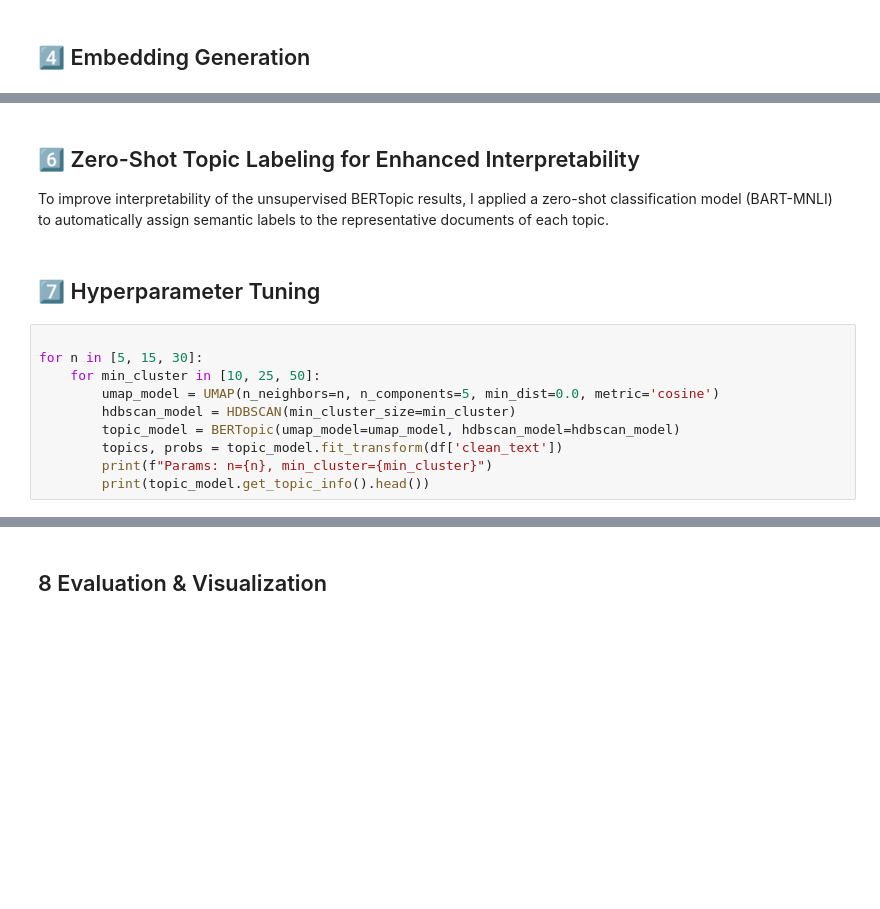
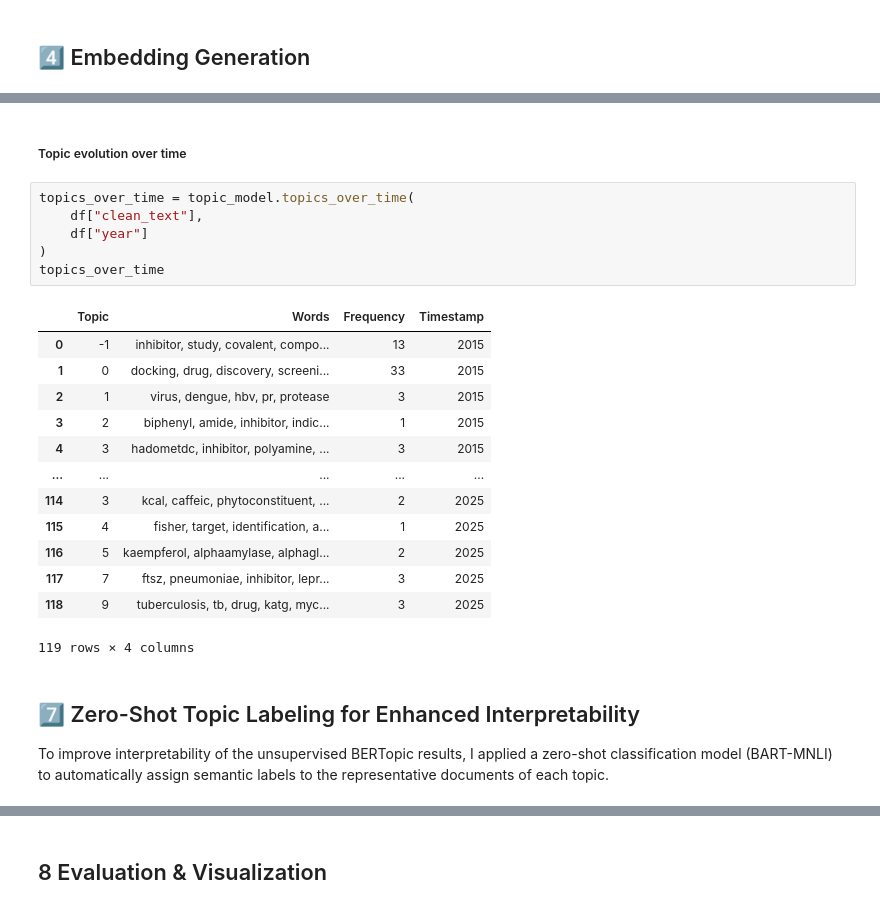
Before and after one commit to Paula-gwn/-Discovering-Emerging-Topics-in-Drug-Discovery-Research-using-BERTopic, a Jupyter notebook: Drug_Discover_TM.ipynb, the cells around one changed output, grey strips where cells are left out. Saved outputs shown, nothing was run; the diff lists cells and outputs as text; blank space fills up the shorter version.

```diff
--- a/Drug_Discover_TM.ipynb
+++ b/Drug_Discover_TM.ipynb
@@ -137,15 +209,25 @@ topic_model.get_topic_info().head(20)
+# %% [markdown]
+##### Topic evolution over time
+# %%
+topics_over_time = topic_model.topics_over_time(
+    df["clean_text"],
+    df["year"]
+)
+topics_over_time
+# %% [output]
+|  | Topic | Words | Frequency | Timestamp |
+| 0 | -1 | inhibitor, study, covalent, compo... | 13 | 2015 |
+| 1 | 0 | docking, drug, discovery, screeni... | 33 | 2015 |
+| 2 | 1 | virus, dengue, hbv, pr, protease | 3 | 2015 |
+| 3 | 2 | biphenyl, amide, inhibitor, indic... | 1 | 2015 |
+| 4 | 3 | hadometdc, inhibitor, polyamine, ... | 3 | 2015 |
+| ... | ... | ... | ... | ... |
+| 114 | 3 | kcal, caffeic, phytoconstituent, ... | 2 | 2025 |
+| 115 | 4 | fisher, target, identification, a... | 1 | 2025 |
+| 116 | 5 | kaempferol, alphaamylase, alphagl... | 2 | 2025 |
+| 117 | 7 | ftsz, pneumoniae, inhibitor, lepr... | 3 | 2025 |
+| 118 | 9 | tuberculosis, tb, drug, katg, myc... | 3 | 2025 |
+119 rows × 4 columns
 # %% [markdown]
-## 6️⃣ Zero-Shot Topic Labeling for Enhanced Interpretability
+## 7️⃣ Zero-Shot Topic Labeling for Enhanced Interpretability
 To improve interpretability of the unsupervised BERTopic results, I applied a zero-shot classification model (BART-MNLI) to automatically assign semantic labels to the representative documents of each topic.
-# %% [markdown]
-## 7️⃣ Hyperparameter Tuning
-# %%
-
-for n in [5, 15, 30]:
-    for min_cluster in [10, 25, 50]:
-        umap_model = UMAP(n_neighbors=n, n_components=5, min_dist=0.0, metric='cosine')
-        hdbscan_model = HDBSCAN(min_cluster_size=min_cluster)
-        topic_model = BERTopic(umap_model=umap_model, hdbscan_model=hdbscan_model)
-        topics, probs = topic_model.fit_transform(df['clean_text'])
-        print(f"Params: n={n}, min_cluster={min_cluster}")
-        print(topic_model.get_topic_info().head())
```
Also changed, not shown: parts of 19 cells of this notebook.
